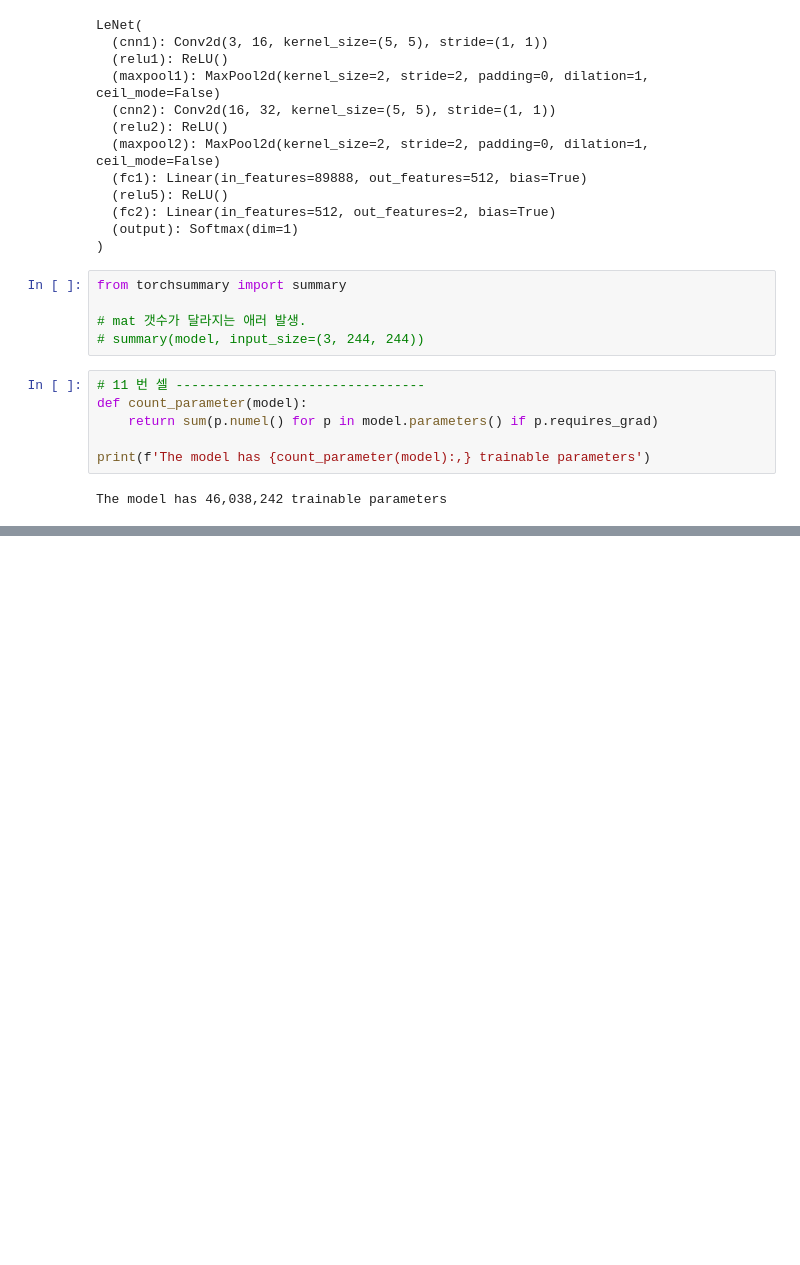
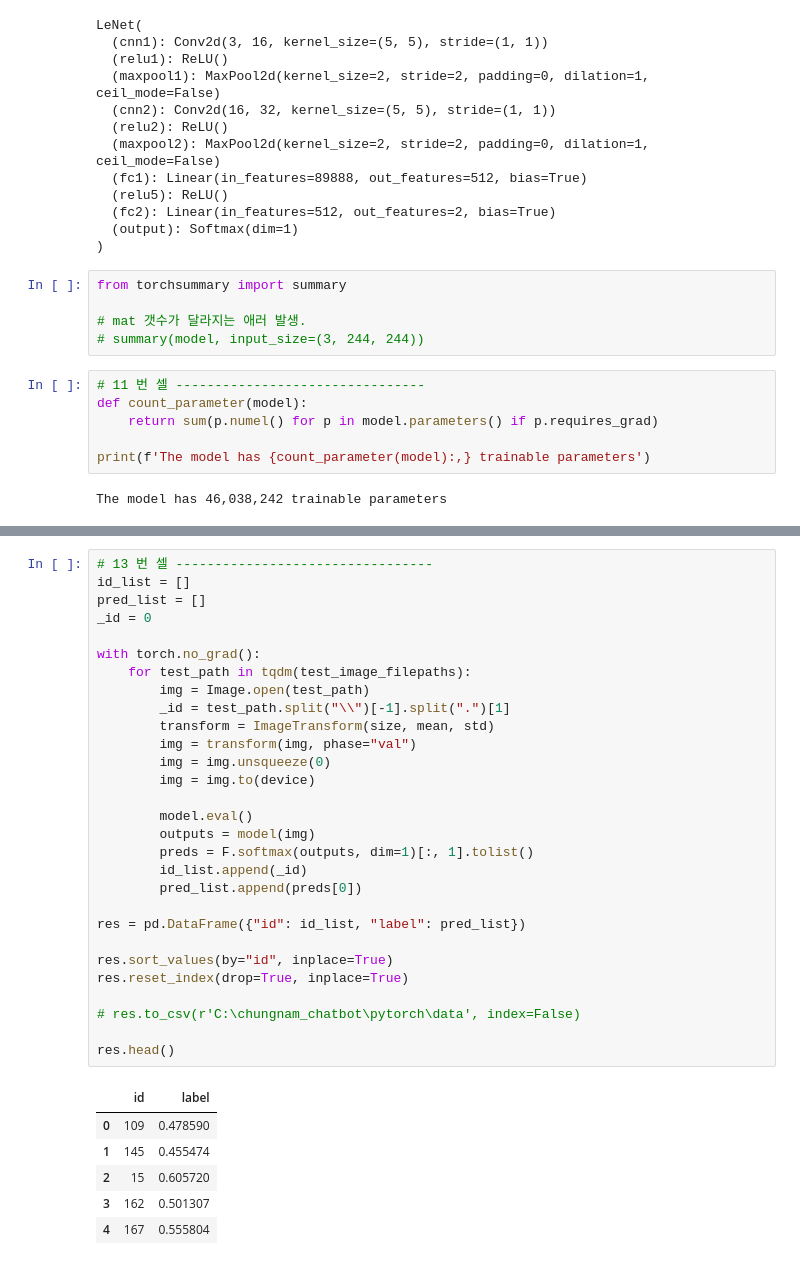
Before and after one commit to freshmea/chungnam_chatbot, a Jupyter notebook: pytorch/torch21.ipynb, the cells around one changed output, grey strips where cells are left out. Drawn from its saved outputs; the diff is of its cells as text; blank space fills up the shorter version.

```diff
--- a/pytorch/torch21.ipynb
+++ b/pytorch/torch21.ipynb
@@ -278,0 +299,36 @@ ImportError: IProgress not found. Please update jupyter and ipywidgets. See http
+# %%
+# 13 번 셀 ---------------------------------
+id_list = []
+pred_list = []
+_id = 0
+
+with torch.no_grad():
+    for test_path in tqdm(test_image_filepaths):
+        img = Image.open(test_path)
+        _id = test_path.split("\\")[-1].split(".")[1]
+        transform = ImageTransform(size, mean, std)
+        img = transform(img, phase="val")
+        img = img.unsqueeze(0)
+        img = img.to(device)
+
+        model.eval()
+        outputs = model(img)
+        preds = F.softmax(outputs, dim=1)[:, 1].tolist()
+        id_list.append(_id)
+        pred_list.append(preds[0])
+
+res = pd.DataFrame({"id": id_list, "label": pred_list})
+
+res.sort_values(by="id", inplace=True)
+res.reset_index(drop=True, inplace=True)
+
+# res.to_csv(r'C:\chungnam_chatbot\pytorch\data', index=False)
+
+res.head()
+# %% [output]
+|  | id | label |
+| 0 | 109 | 0.478590 |
+| 1 | 145 | 0.455474 |
+| 2 | 15 | 0.605720 |
+| 3 | 162 | 0.501307 |
+| 4 | 167 | 0.555804 |
```
Also changed, not shown: parts of 3 cells of this notebook, 2 other files.
